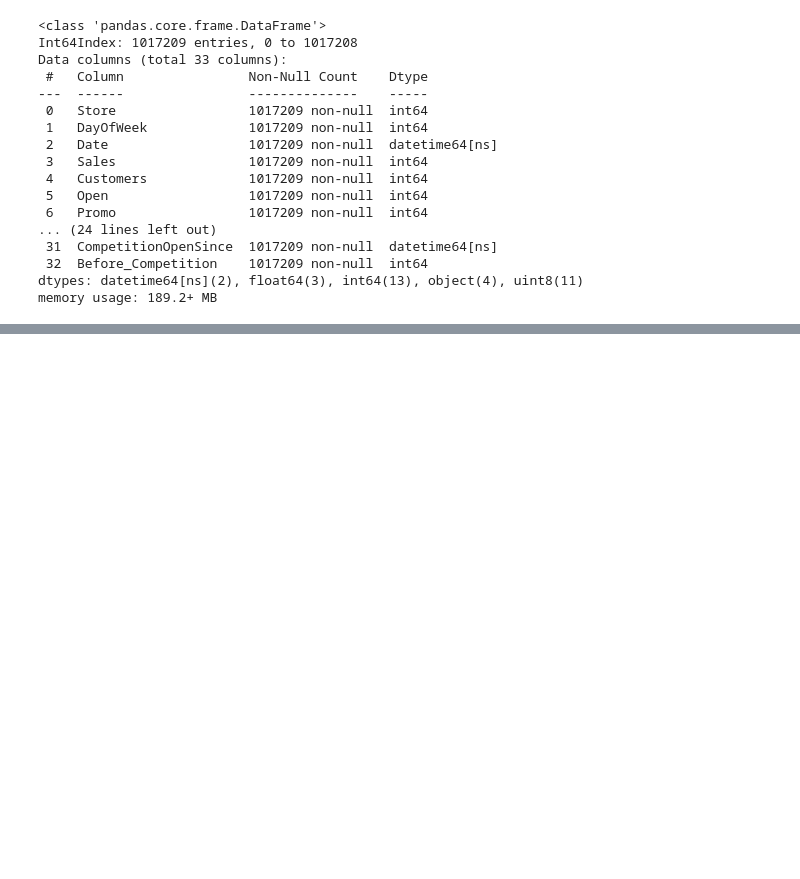
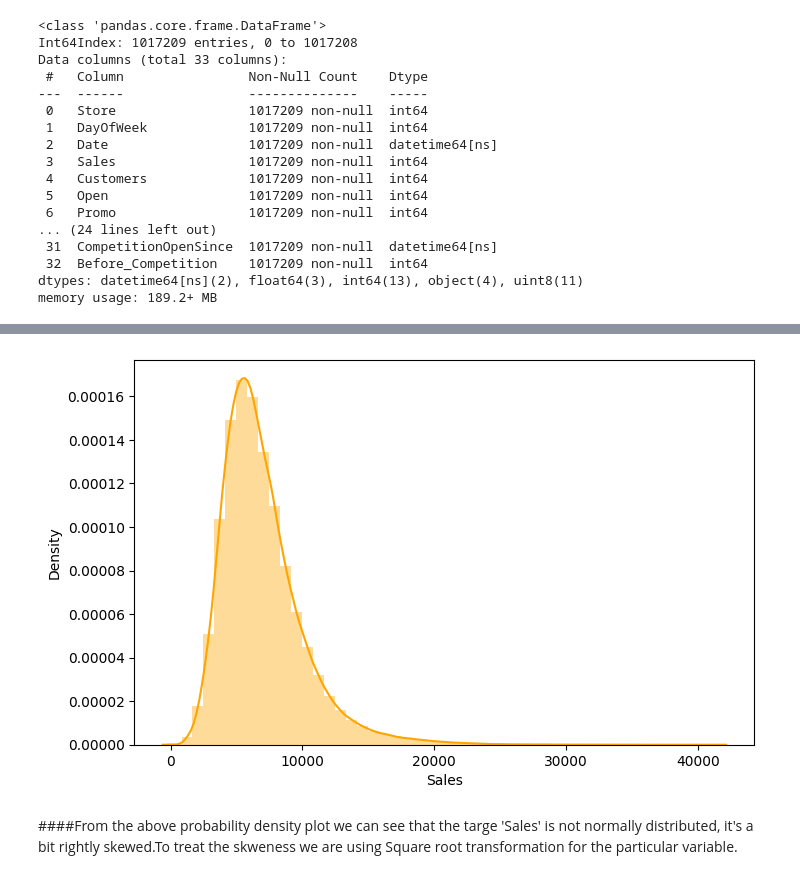
Before and after one commit to VishalKamde/Regression-project, a Jupyter notebook: Regression_analysis_on_Rossmann_Store_sales_Dataset_by_Vishal_Kamde_.ipynb, the cells around one changed output, grey strips where cells are left out. Cells and saved outputs as stored; diff of their text form; code cells hidden in the pictures; blank space fills up the shorter version.

```diff
--- a/Regression_analysis_on_Rossmann_Store_sales_Dataset_by_Vishal_Kamde_.ipynb
+++ b/Regression_analysis_on_Rossmann_Store_sales_Dataset_by_Vishal_Kamde_.ipynb
@@ -819,0 +832,11 @@ memory usage: 189.2+ MB
+# %%
+df.drop(['Before_Competition'],inplace=True,axis=1)
+df.drop(['CompetitionOpenSince'],inplace=True,axis=1)
+df.drop(['DayOfWeek'],inplace=True,axis=1)
+df.drop(['Year'],inplace=True,axis=1)
+
+df.drop(['Month'],inplace=True,axis=1)
+
+df.drop(['WeekOfYear'],inplace=True,axis=1)
+
+df.drop(['DayOfYear'],inplace=True,axis=1)
@@ -819,0 +865,2 @@ memory usage: 189.2+ MB
+# %%
+df.drop(['Promo2','Promo2SinceWeek','Promo2SinceYear','Promo2SinceYear'],inplace=True,axis=1)
@@ -819,0 +895,5 @@ memory usage: 189.2+ MB
+# %%
+# Since the stores closed had 0 sale value; removing the irrelevant part:-
+
+df1 = df[df.Open != 0]
+df1.drop('Open', axis=1, inplace=True)
@@ -819,0 +917,9 @@ memory usage: 189.2+ MB
+# %%
+# Now plotting the distribution plot of Sales:-
+
+sns.distplot(df1['Sales'], color="orange")
+plt.show()
+# %% [output]
+[figure, added]
+# %% [markdown]
+####From the above probability density plot we can see that the targe 'Sales' is not normally distributed, it's a bit rightly skewed.To treat the skweness we are using Square root transformation for the particular variable.
```
Also changed, not shown: parts of 55 cells of this notebook.
